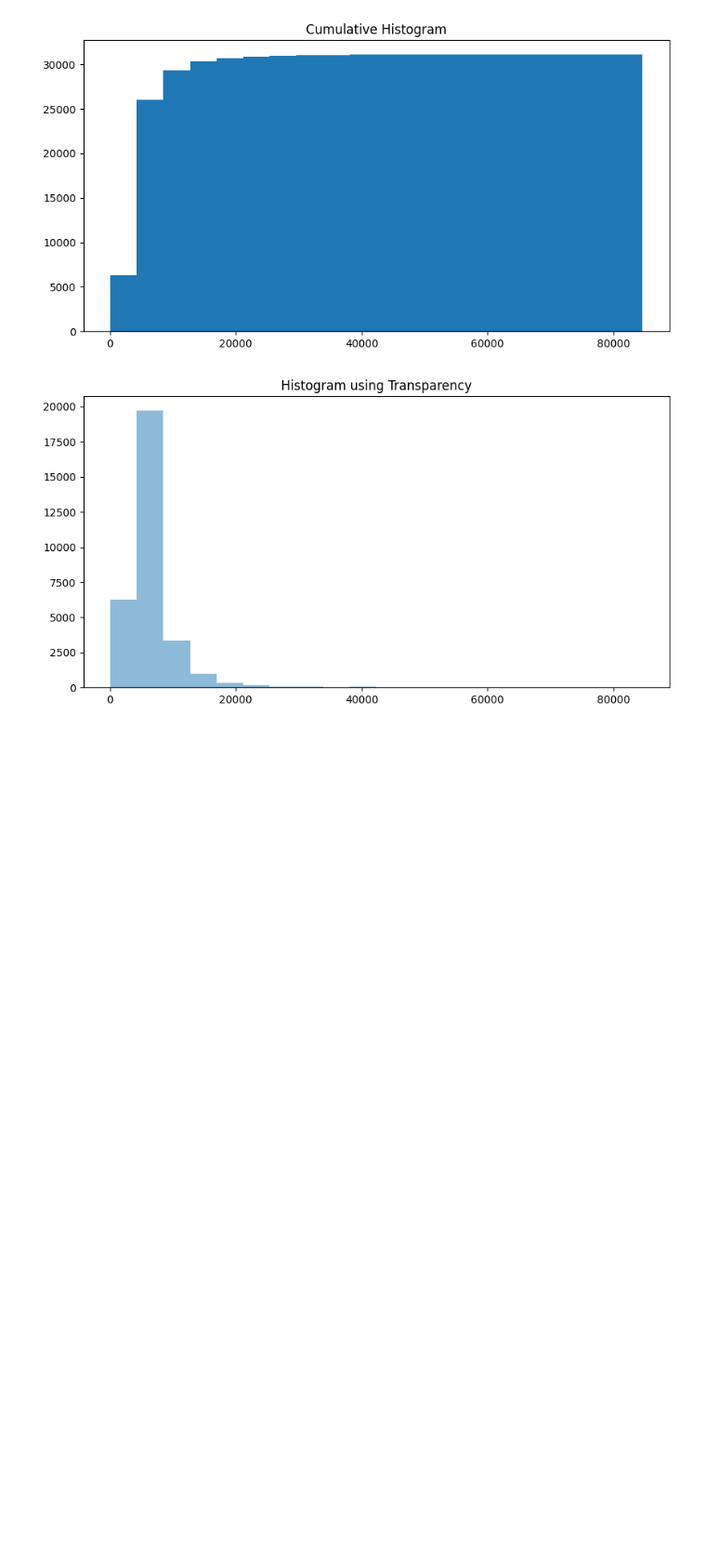
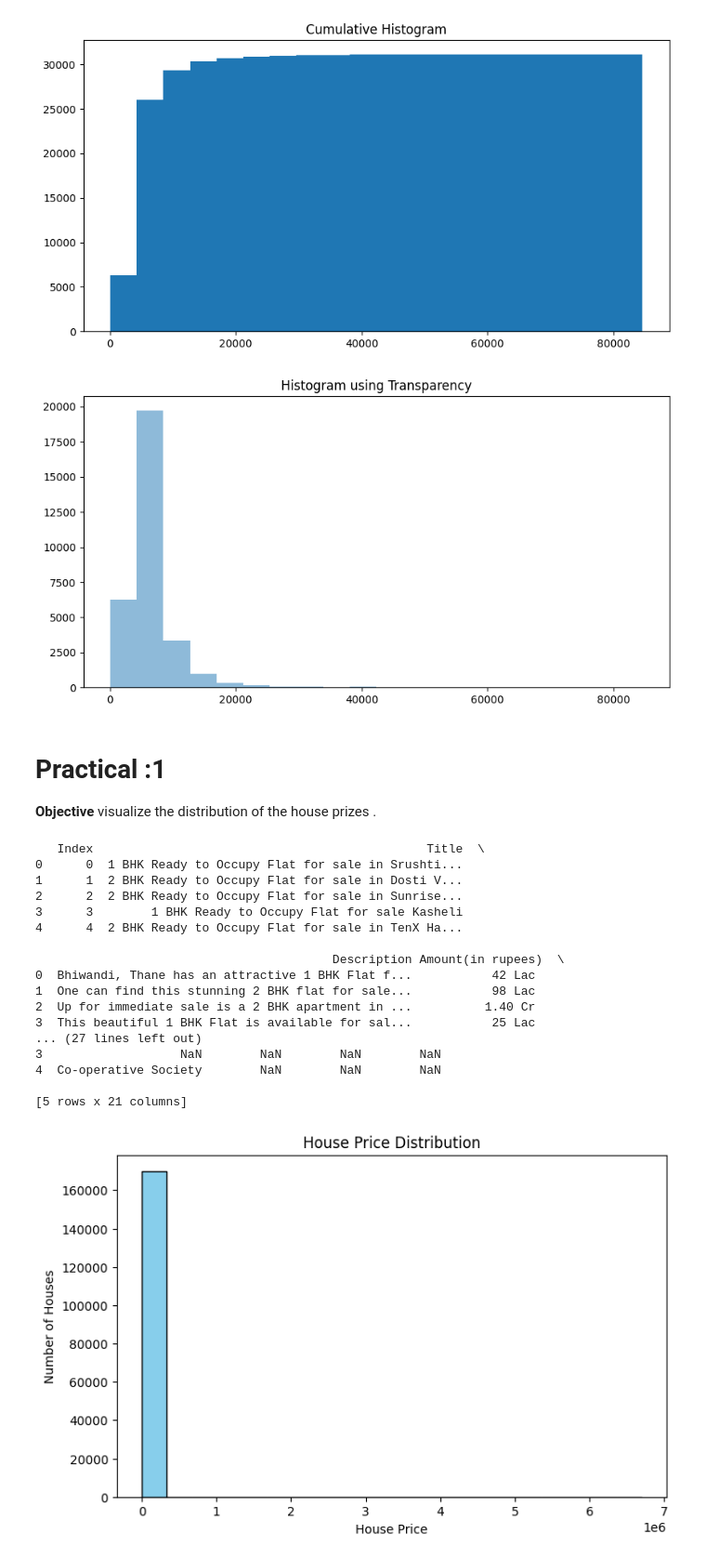
Before and after one commit to Aniketyadav29/Data-Science-Tutorial, a Jupyter notebook: matplotlib.ipynb, the cells around one changed output. Shown at 93% size. Drawn from its saved outputs; the diff is of its cells as text; code cells hidden in the pictures; blank space fills up the shorter version.

```diff
--- a/matplotlib.ipynb
+++ b/matplotlib.ipynb
@@ -276,3 +276,51 @@ DataFrame Columns: Index(['Index', 'Title', 'Description', 'Amount(in rupees)',
 [figure]
 [figure]
 [figure]
+# %% [markdown]
+# **Practical :1**
+
+**Objective** visualize the distribution of the house prizes .
+# %%
+import pandas as pd
+import matplotlib.pyplot as plt
+
+# Load dataset
+df = pd.read_csv("/content/house_prices.csv")   # Replace with your file name
+
+# Display first 5 rows
+print(df.head())
+
+# Plot Histogram
+plt.figure(figsize=(8,5))
+
+plt.hist(df["Price (in rupees)"],
+         bins=20,
+         color="skyblue",
+         edgecolor="black")
+
+# Add title and labels
+plt.title("House Price Distribution")
+plt.xlabel("House Price")
+plt.ylabel("Number of Houses")
+
+# Show graph
+plt.show()
+# %% [output]
+   Index                                              Title  \
+0      0  1 BHK Ready to Occupy Flat for sale in Srushti...
+1      1  2 BHK Ready to Occupy Flat for sale in Dosti V...
+2      2  2 BHK Ready to Occupy Flat for sale in Sunrise...
+3      3        1 BHK Ready to Occupy Flat for sale Kasheli
+4      4  2 BHK Ready to Occupy Flat for sale in TenX Ha...
+
+                                         Description Amount(in rupees)  \
+0  Bhiwandi, Thane has an attractive 1 BHK Flat f...           42 Lac
+1  One can find this stunning 2 BHK flat for sale...           98 Lac
+2  Up for immediate sale is a 2 BHK apartment in ...          1.40 Cr
+3  This beautiful 1 BHK Flat is available for sal...           25 Lac
+... (27 lines left out)
+3                   NaN        NaN        NaN        NaN
+4  Co-operative Society        NaN        NaN        NaN
+
+[5 rows x 21 columns]
+[figure, added]
```
